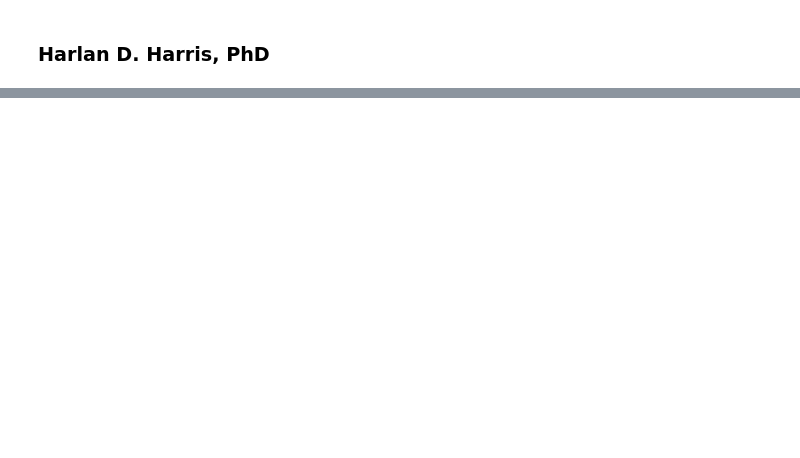
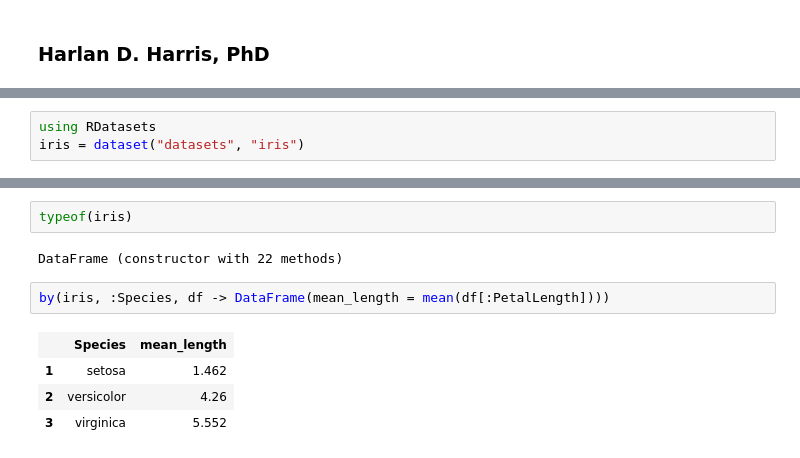
Before and after one commit to HarlanH/JuliaPolygotPresentation, a Jupyter notebook: JuliaPolyglotPresentation.ipynb, the cells around one changed output, grey strips where cells are left out. Drawn from its saved outputs; the diff is of its cells as text; blank space fills up the shorter version.

```diff
--- a/JuliaPolyglotPresentation.ipynb
+++ b/JuliaPolyglotPresentation.ipynb
@@ -35,0 +530,3 @@ Things I want to cover:
+# %%
+using RDatasets
+iris = dataset("datasets", "iris")
@@ -35,0 +550,11 @@ Things I want to cover:
+# %%
+typeof(iris)
+# %% [output]
+DataFrame (constructor with 22 methods)
+# %%
+by(iris, :Species, df -> DataFrame(mean_length = mean(df[:PetalLength])))
+# %% [output]
+|  | Species | mean_length |
+| 1 | setosa | 1.462 |
+| 2 | versicolor | 4.26 |
+| 3 | virginica | 5.552 |
```
Also changed, not shown: parts of 74 cells of this notebook.
